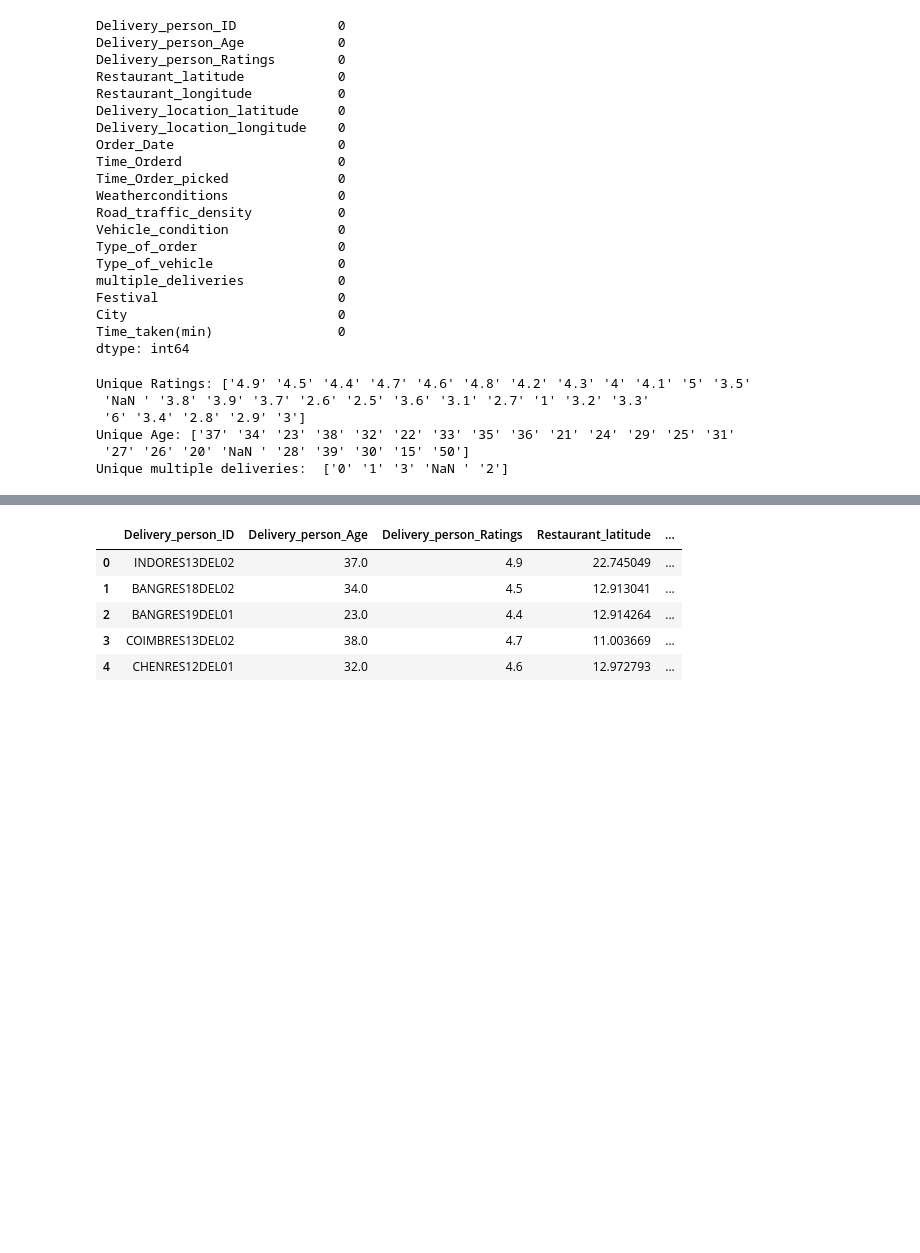
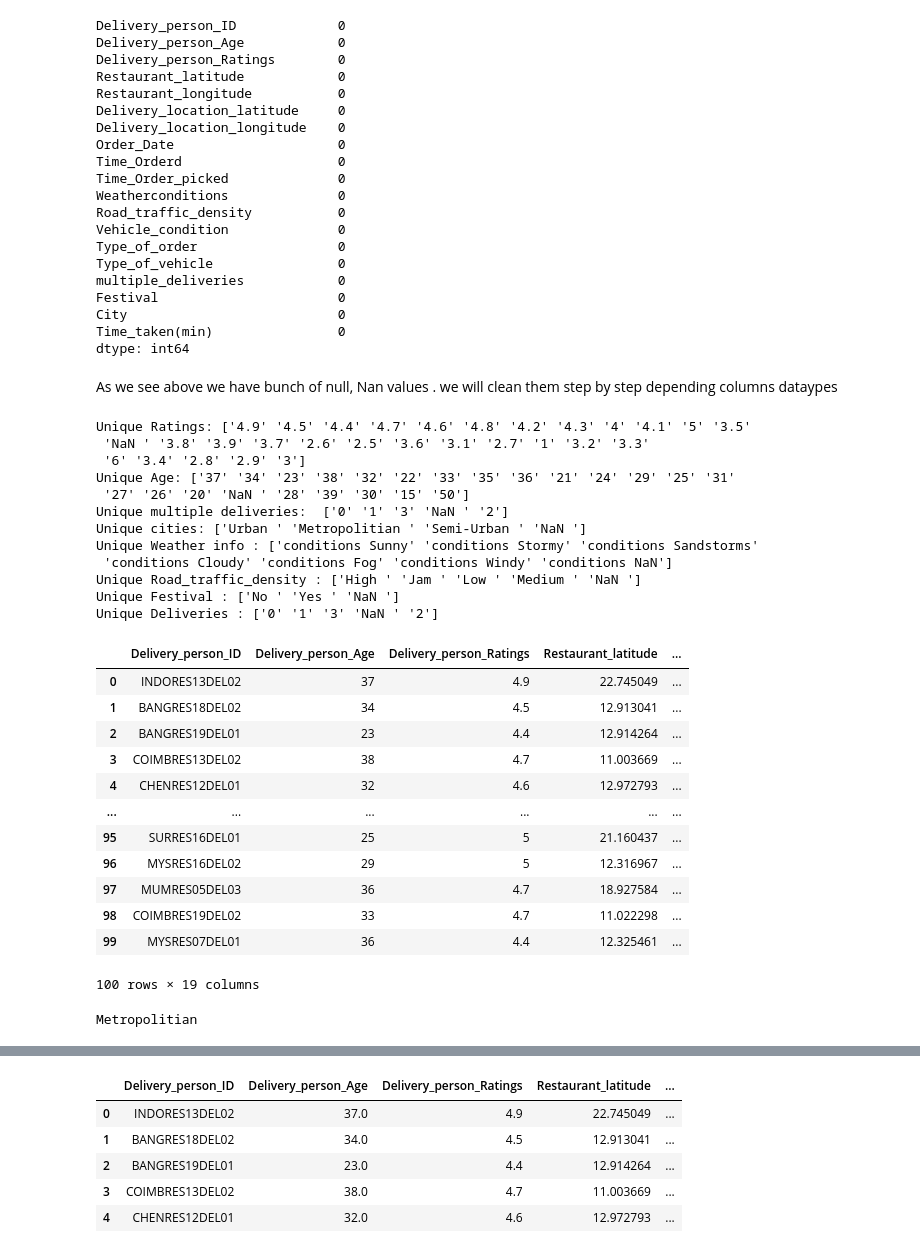
Before and after one commit to ckakgun/customer_delivery_predictor, a Jupyter notebook: notebook/EDA.ipynb, the cells around one changed output, grey strips where cells are left out. Cells and saved outputs as stored; diff of their text form; code cells hidden in the pictures; blank space fills up the shorter version.

Commit message:
Update EDA notebook ,and enhance data processing steps for handling missing values and data types.

```diff
--- a/notebook/EDA.ipynb
+++ b/notebook/EDA.ipynb
@@ -155,10 +134,17 @@ Festival                       0
 City                           0
 Time_taken(min)                0
 dtype: int64
+# %% [markdown]
+As we see above we have bunch of null, Nan values . we will clean them step by step depending columns dataypes
 # %%
 print('Unique Ratings:', df['Delivery_person_Ratings'].unique())
 print('Unique Age:', df['Delivery_person_Age'].unique())
 print('Unique multiple deliveries: ', df['multiple_deliveries'].unique())
+print('Unique cities:', df['City'].unique())
+print('Unique Weather info :' , df['Weatherconditions'].unique())
+print('Unique Road_traffic_density :' , df['Road_traffic_density'].unique())
+print('Unique Festival :' , df['Festival'].unique())
+print('Unique Deliveries :' , df['multiple_deliveries'].unique())
 # %% [output]
 Unique Ratings: ['4.9' '4.5' '4.4' '4.7' '4.6' '4.8' '4.2' '4.3' '4' '4.1' '5' '3.5'
  'NaN ' '3.8' '3.9' '3.7' '2.6' '2.5' '3.6' '3.1' '2.7' '1' '3.2' '3.3'
@@ -166,3 +152,25 @@ Unique Ratings: ['4.9' '4.5' '4.4' '4.7' '4.6' '4.8' '4.2' '4.3' '4' '4.1' '5' '
 Unique Age: ['37' '34' '23' '38' '32' '22' '33' '35' '36' '21' '24' '29' '25' '31'
  '27' '26' '20' 'NaN ' '28' '39' '30' '15' '50']
 Unique multiple deliveries:  ['0' '1' '3' 'NaN ' '2']
+Unique cities: ['Urban ' 'Metropolitian ' 'Semi-Urban ' 'NaN ']
+Unique Weather info : ['conditions Sunny' 'conditions Stormy' 'conditions Sandstorms'
+ 'conditions Cloudy' 'conditions Fog' 'conditions Windy' 'conditions NaN']
+Unique Road_traffic_density : ['High ' 'Jam ' 'Low ' 'Medium ' 'NaN ']
+Unique Festival : ['No ' 'Yes ' 'NaN ']
+Unique Deliveries : ['0' '1' '3' 'NaN ' '2']
+# %%
+df.head(100)
+# %% [output]
+|  | Delivery_person_ID | Delivery_person_Age | Delivery_person_Ratings | Restaurant_latitude | ... |
+| 0 | INDORES13DEL02 | 37 | 4.9 | 22.745049 | ... |
+| 1 | BANGRES18DEL02 | 34 | 4.5 | 12.913041 | ... |
+| 2 | BANGRES19DEL01 | 23 | 4.4 | 12.914264 | ... |
+| 3 | COIMBRES13DEL02 | 38 | 4.7 | 11.003669 | ... |
+| 4 | CHENRES12DEL01 | 32 | 4.6 | 12.972793 | ... |
+| ... | ... | ... | ... | ... | ... |
+| 95 | SURRES16DEL01 | 25 | 5 | 21.160437 | ... |
+| 96 | MYSRES16DEL02 | 29 | 5 | 12.316967 | ... |
+| 97 | MUMRES05DEL03 | 36 | 4.7 | 18.927584 | ... |
+| 98 | COIMBRES19DEL02 | 33 | 4.7 | 11.022298 | ... |
+| 99 | MYSRES07DEL01 | 36 | 4.4 | 12.325461 | ... |
+100 rows × 19 columns
@@ -178,0 +186,9 @@ df['Delivery_person_Ratings'] =  df['Delivery_person_Ratings'].fillna(df['Delive
+# %%
+df['City'] = df['City'].replace(r'^\s*$', np.nan, regex=True)
+df['City'] = df['City'].replace('', np.nan)
+
+city_mode = df['City'].mode()[0]
+print(city_mode)
+df['City'] = df['City'].fillna(city_mode)
+# %% [output]
+Metropolitian
```
Also changed, not shown: parts of 14 cells of this notebook, 1 other file.
